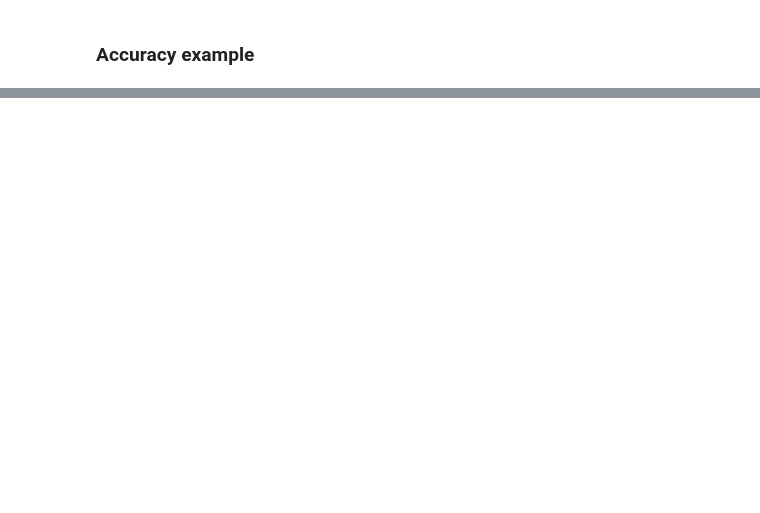
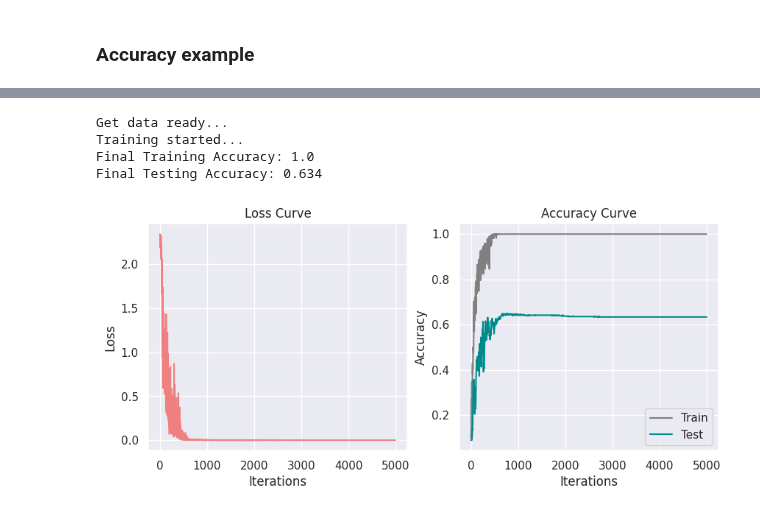
Before and after one commit to mohamedyosef101/learning_area, a Jupyter notebook: PyTorch/01_vanilla_nn.ipynb, the cells around one changed output, grey strips where cells are left out. Cells and saved outputs as stored; diff of their text form; code cells hidden in the pictures; blank space fills up the shorter version.

```diff
--- a/PyTorch/01_vanilla_nn.ipynb
+++ b/PyTorch/01_vanilla_nn.ipynb
@@ -365,0 +402,23 @@ Final Testing Accuracy: 0.776
+# %%
+### Creating a personalized transform ###
+# first rotates, then to tensor, then normalize
+mytransform = transforms.Compose([transforms.RandomRotation(25, fill=(0,)),
+                                  transforms.ToTensor(),
+                                  transforms.Normalize([0.5], [0.5])])
+# %%
+# import the data applying the transformations
+data_aug = datasets.MNIST('data', train=True,
+                          download=True, transform=mytransform)
+data_aug = list(data_aug)
+
+train_aug = data_aug[:500]
+# %%
+# Training the model
+model_aug = MNISTClassifier()
+train_network(model_aug, train_aug, mnist_test, num_epochs=200)
+# %% [output]
+Get data ready...
+Training started...
+Final Training Accuracy: 1.0
+Final Testing Accuracy: 0.634
+[figure, added]
```
Also changed, not shown: parts of 23 cells of this notebook.
